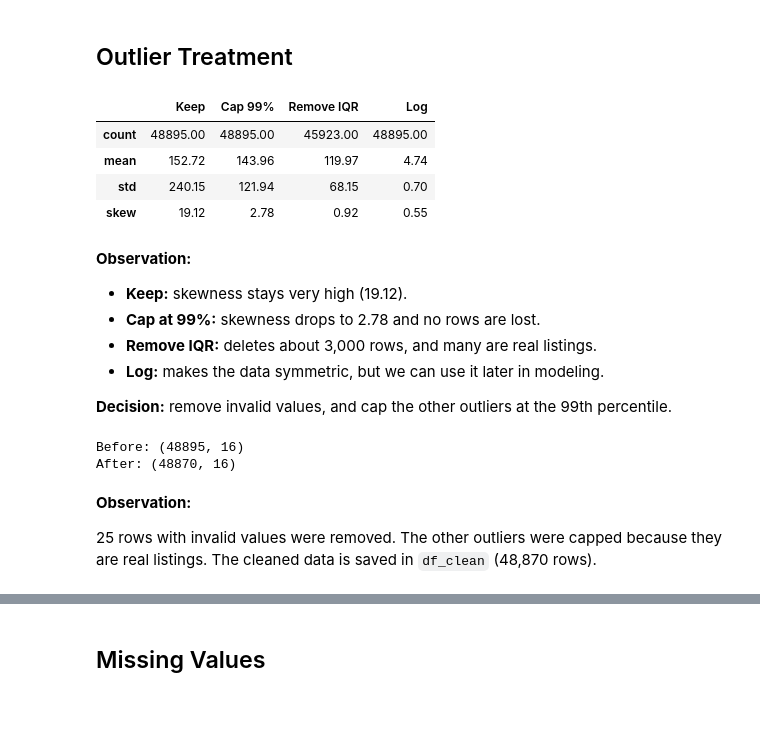
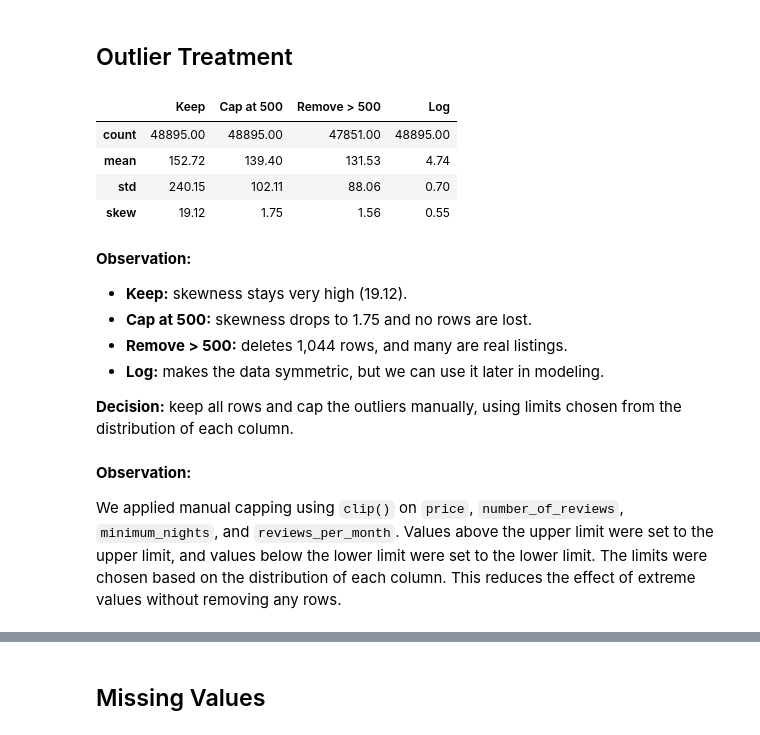
Before and after one commit to samaaali76/Task1-machine-learning, a Jupyter notebook: Notebook.ipynb, the cells around one changed output, grey strips where cells are left out. Drawn from its saved outputs; the diff is of its cells as text; code cells hidden in the pictures; blank space fills up the shorter version.

```diff
--- a/Notebook.ipynb
+++ b/Notebook.ipynb
@@ -257,51 +248,44 @@ minimum_nights > 365: 14
 ## Outlier Treatment
 # %%
 p = df['price']
-Q1 = p.quantile(0.25)
-Q3 = p.quantile(0.75)
-upper = Q3 + 1.5 * (Q3 - Q1)
 
 compare = pd.DataFrame({
     'Keep': p,
-    'Cap 99%': p.clip(upper=p.quantile(0.99)),
-    'Remove IQR': p[p <= upper],
+    'Cap at 500': p.clip(upper=500),
+    'Remove > 500': p[p <= 500],
     'Log': np.log1p(p)
 })
 compare.agg(['count', 'mean', 'std', 'skew']).round(2)
 # %% [output]
-|  | Keep | Cap 99% | Remove IQR | Log |
-| count | 48895.00 | 48895.00 | 45923.00 | 48895.00 |
-| mean | 152.72 | 143.96 | 119.97 | 4.74 |
-| std | 240.15 | 121.94 | 68.15 | 0.70 |
-| skew | 19.12 | 2.78 | 0.92 | 0.55 |
+|  | Keep | Cap at 500 | Remove > 500 | Log |
+| count | 48895.00 | 48895.00 | 47851.00 | 48895.00 |
+| mean | 152.72 | 139.40 | 131.53 | 4.74 |
+| std | 240.15 | 102.11 | 88.06 | 0.70 |
+| skew | 19.12 | 1.75 | 1.56 | 0.55 |
 # %% [markdown]
 **Observation:**
 
 - **Keep:** skewness stays very high (19.12).
-- **Cap at 99%:** skewness drops to 2.78 and no rows are lost.
-- **Remove IQR:** deletes about 3,000 rows, and many are real listings.
+- **Cap at 500:** skewness drops to 1.75 and no rows are lost.
+- **Remove > 500:** deletes 1,044 rows, and many are real listings.
 - **Log:** makes the data symmetric, but we can use it later in modeling.
 
-**Decision:** remove invalid values, and cap the other outliers at the 99th percentile.
+**Decision:** keep all rows and cap the outliers manually, using limits chosen from the distribution of each column.
 # %%
 df_clean = df.copy()
 
-# remove invalid values
-df_clean = df_clean[df_clean['price'] > 0]
-df_clean = df_clean[df_clean['minimum_nights'] <= 365]
+# (lower limit, upper limit) for each column
+limits = {
+    'price': (20, 500),
+    'number_of_reviews': (0, 150),
+    'minimum_nights': (1, 30),
+    'reviews_per_month': (0, 6)
+}
 
-# cap the remaining outliers at the 99th percentile
-for col in ['price', 'minimum_nights', 'number_of_reviews',
-            'reviews_per_month', 'calculated_host_listings_count']:
-    cap = df_clean[col].quantile(0.99)
-    df_clean[col] = df_clean[col].clip(upper=cap)
-
-print("Before:", df.shape)
-print("After:", df_clean.shape)
+for col in limits:
+    lower, upper = limits[col]
+    df_clean[col] = df_clean[col].clip(lower=lower, upper=upper)
-# %% [output]
-Before: (48895, 16)
-After: (48870, 16)
 # %% [markdown]
 **Observation:**
 
-25 rows with invalid values were removed. The other outliers were capped because they are real listings. The cleaned data is saved in `df_clean` (48,870 rows).
+We applied manual capping using `clip()` on `price`, `number_of_reviews`, `minimum_nights`, and `reviews_per_month`. Values above the upper limit were set to the upper limit, and values below the lower limit were set to the lower limit. The limits were chosen based on the distribution of each column. This reduces the effect of extreme values without removing any rows.
```
Also changed, not shown: parts of 12 cells of this notebook.
